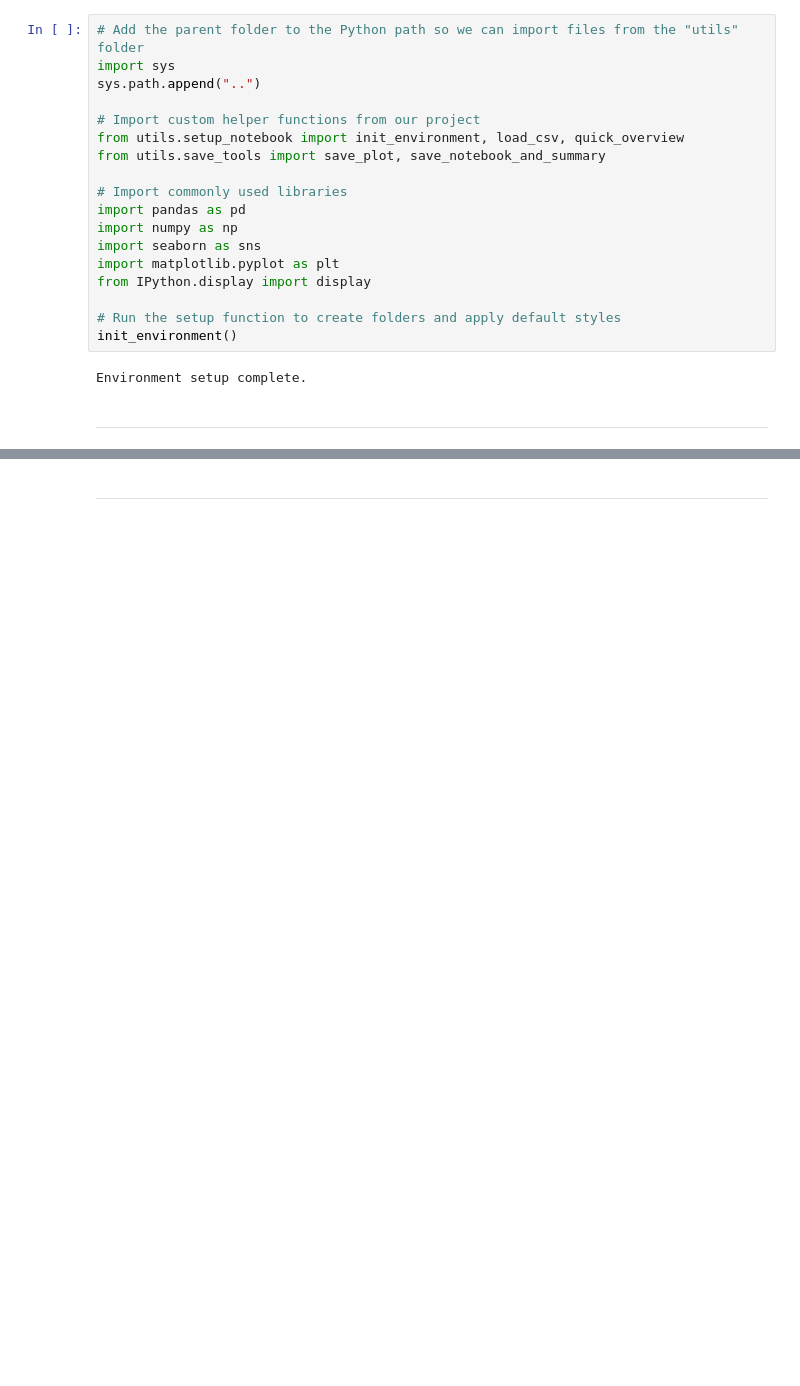
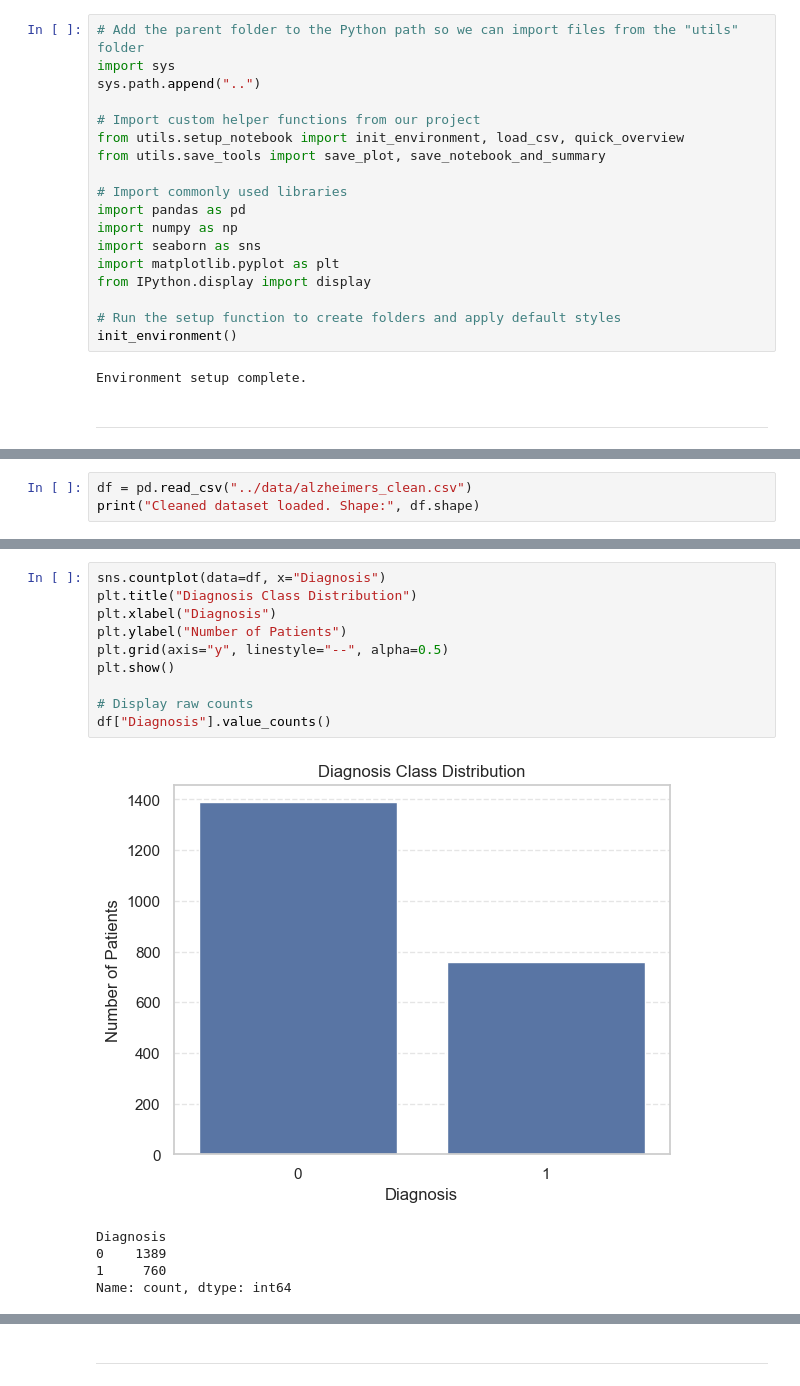
Before and after one commit to FeliciaFavrholdt/BI_EXAM, a Jupyter notebook: Analysis/notebooks/03_Exploratory_Data_Analysis.ipynb, the cells around one changed output, grey strips where cells are left out. Drawn from its saved outputs; the diff is of its cells as text; blank space fills up the shorter version.

```diff
--- a/Analysis/notebooks/03_Exploratory_Data_Analysis.ipynb
+++ b/Analysis/notebooks/03_Exploratory_Data_Analysis.ipynb
@@ -120,0 +105,3 @@ Loaded data from ../data/alzheimers_disease_raw_data.csv with shape (2149, 35)
+# %%
+df = pd.read_csv("../data/alzheimers_clean.csv")
+print("Cleaned dataset loaded. Shape:", df.shape)
@@ -120,0 +120,16 @@ Loaded data from ../data/alzheimers_disease_raw_data.csv with shape (2149, 35)
+# %%
+sns.countplot(data=df, x="Diagnosis")
+plt.title("Diagnosis Class Distribution")
+plt.xlabel("Diagnosis")
+plt.ylabel("Number of Patients")
+plt.grid(axis="y", linestyle="--", alpha=0.5)
+plt.show()
+
+# Display raw counts
+df["Diagnosis"].value_counts()
+# %% [output]
+[figure, added]
+Diagnosis
+0    1389
+1     760
+Name: count, dtype: int64
```
Also changed, not shown: parts of 22 cells of this notebook, 2 other files.
